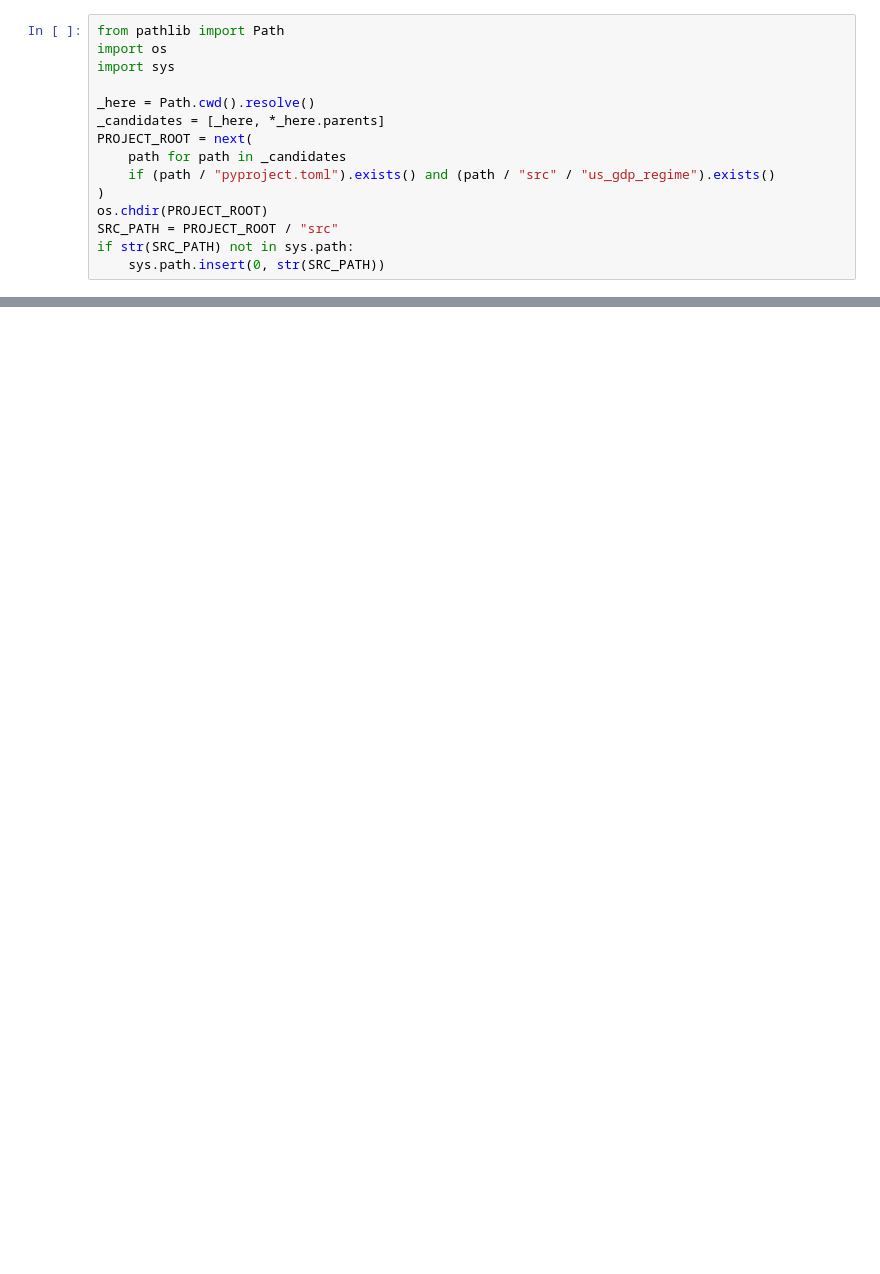
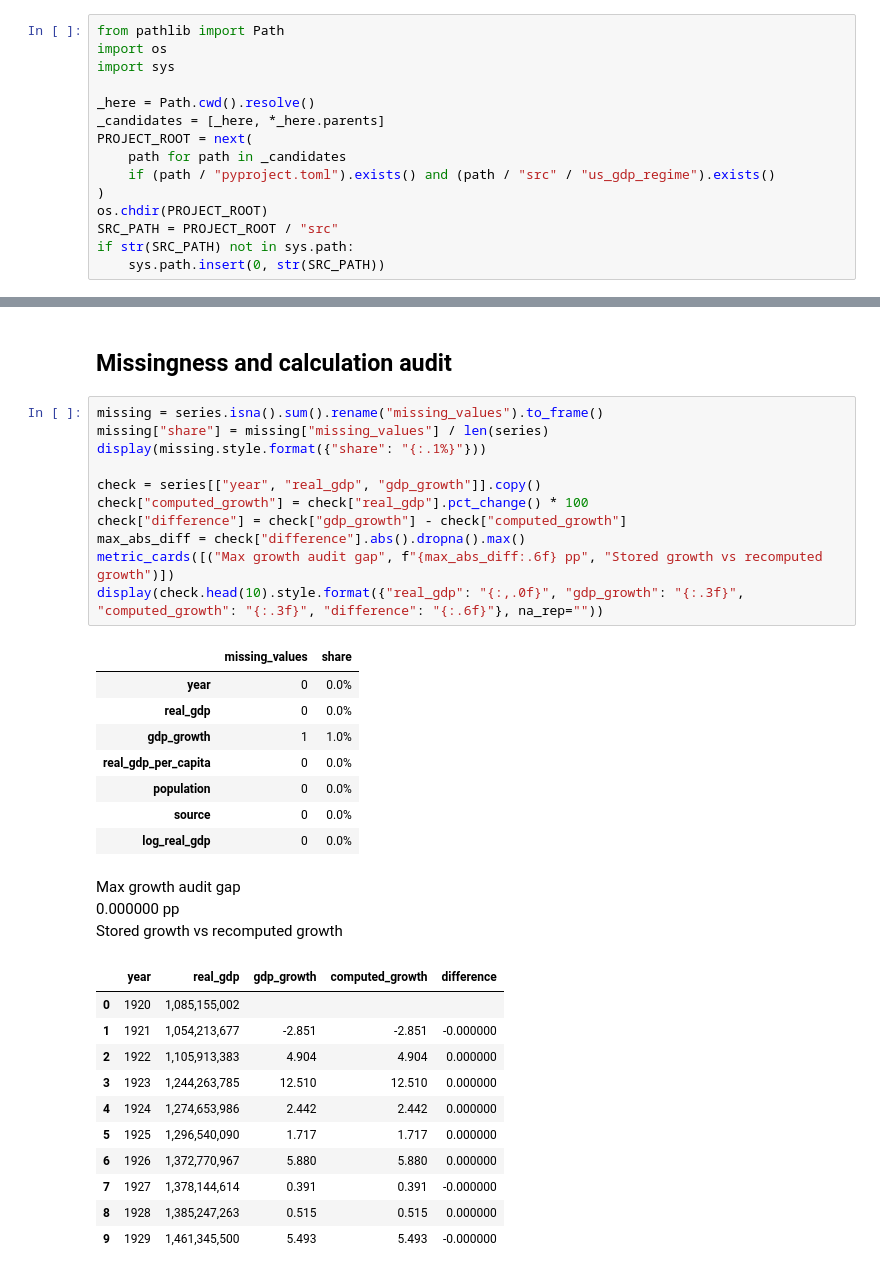
Before and after one commit to DiogoRibeiro7/us-gdp-regime-1920, a Jupyter notebook: notebooks/01_data_extraction_validation.ipynb, the cells around one changed output, grey strips where cells are left out. Drawn from its saved outputs; the diff is of its cells as text; blank space fills up the shorter version.

```diff
--- a/notebooks/01_data_extraction_validation.ipynb
+++ b/notebooks/01_data_extraction_validation.ipynb
@@ -160,0 +221,36 @@ Maddison is the appropriate default for a 1920 start date because it covers the
+# %% [markdown]
+## Missingness and calculation audit
+# %%
+missing = series.isna().sum().rename("missing_values").to_frame()
+missing["share"] = missing["missing_values"] / len(series)
+display(missing.style.format({"share": "{:.1%}"}))
+
+check = series[["year", "real_gdp", "gdp_growth"]].copy()
+check["computed_growth"] = check["real_gdp"].pct_change() * 100
+check["difference"] = check["gdp_growth"] - check["computed_growth"]
+max_abs_diff = check["difference"].abs().dropna().max()
+metric_cards([("Max growth audit gap", f"{max_abs_diff:.6f} pp", "Stored growth vs recomputed growth")])
+display(check.head(10).style.format({"real_gdp": "{:,.0f}", "gdp_growth": "{:.3f}", "computed_growth": "{:.3f}", "difference": "{:.6f}"}, na_rep=""))
+# %% [output]
+|  | missing_values | share |
+| year | 0 | 0.0% |
+| real_gdp | 0 | 0.0% |
+| gdp_growth | 1 | 1.0% |
+| real_gdp_per_capita | 0 | 0.0% |
+| population | 0 | 0.0% |
+| source | 0 | 0.0% |
+| log_real_gdp | 0 | 0.0% |
+Max growth audit gap
+0.000000 pp
+Stored growth vs recomputed growth
+|  | year | real_gdp | gdp_growth | computed_growth | difference |
+| 0 | 1920 | 1,085,155,002 |  |  |  |
+| 1 | 1921 | 1,054,213,677 | -2.851 | -2.851 | -0.000000 |
+| 2 | 1922 | 1,105,913,383 | 4.904 | 4.904 | 0.000000 |
+| 3 | 1923 | 1,244,263,785 | 12.510 | 12.510 | 0.000000 |
+| 4 | 1924 | 1,274,653,986 | 2.442 | 2.442 | 0.000000 |
+| 5 | 1925 | 1,296,540,090 | 1.717 | 1.717 | 0.000000 |
+| 6 | 1926 | 1,372,770,967 | 5.880 | 5.880 | 0.000000 |
+| 7 | 1927 | 1,378,144,614 | 0.391 | 0.391 | -0.000000 |
+| 8 | 1928 | 1,385,247,263 | 0.515 | 0.515 | 0.000000 |
+| 9 | 1929 | 1,461,345,500 | 5.493 | 5.493 | -0.000000 |
```
Also changed, not shown: parts of 35 cells of this notebook, 2 other files.
